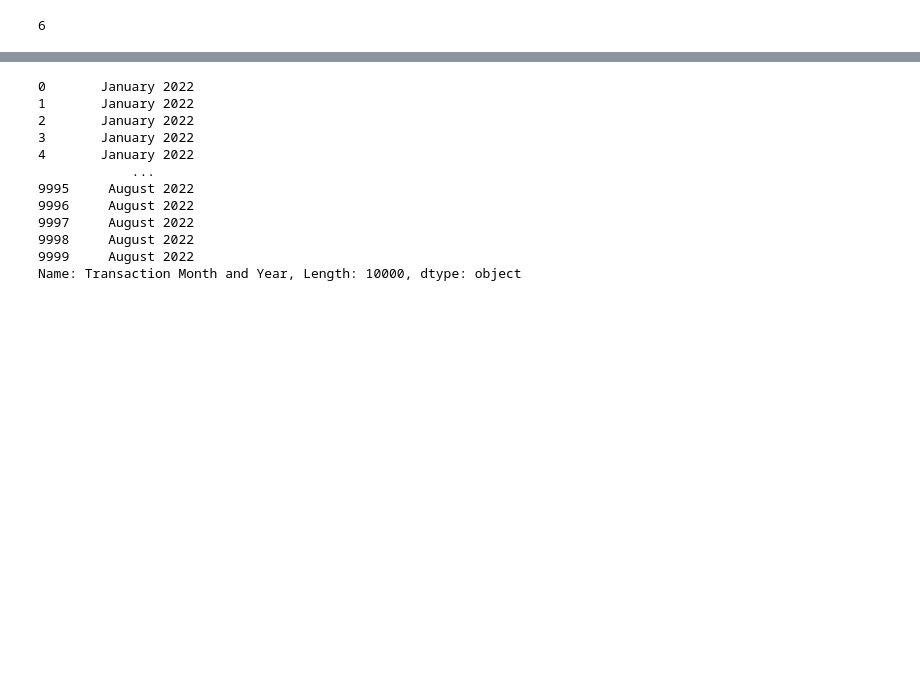
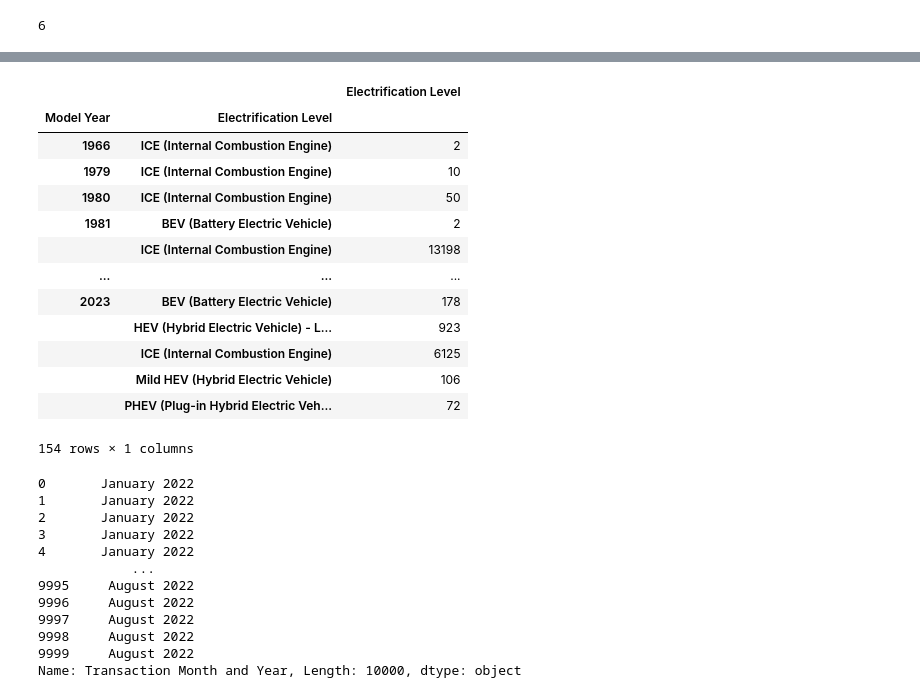
Before and after one commit to IscYeon/electricVehecleProject, a Jupyter notebook: Project.ipynb, the cells around one changed output, grey strips where cells are left out. Saved outputs shown, nothing was run; the diff lists cells and outputs as text; code cells hidden in the pictures; blank space fills up the shorter version.

Commit message:
groupby and agg

```diff
--- a/Project.ipynb
+++ b/Project.ipynb
@@ -237,0 +269,2 @@ vehicle.loc[:, 'Electrification Level'].nunique()
+# %%
+vehicle = vehicle.dropna()
@@ -237,0 +320,21 @@ vehicle.loc[:, 'Electrification Level'].nunique()
+# %%
+(
+    vehicle
+    .groupby(['Model Year', 'Electrification Level'])
+    .agg({'Electrification Level':'size'})
+)
+# %% [output]
+|  |  | Electrification Level |
+| Model Year | Electrification Level |  |
+| 1966 | ICE (Internal Combustion Engine) | 2 |
+| 1979 | ICE (Internal Combustion Engine) | 10 |
+| 1980 | ICE (Internal Combustion Engine) | 50 |
+| 1981 | BEV (Battery Electric Vehicle) | 2 |
+|  | ICE (Internal Combustion Engine) | 13198 |
+| ... | ... | ... |
+| 2023 | BEV (Battery Electric Vehicle) | 178 |
+|  | HEV (Hybrid Electric Vehicle) - L... | 923 |
+|  | ICE (Internal Combustion Engine) | 6125 |
+|  | Mild HEV (Hybrid Electric Vehicle) | 106 |
+|  | PHEV (Plug-in Hybrid Electric Veh... | 72 |
+154 rows × 1 columns
```
Also changed, not shown: parts of 8 cells of this notebook.
